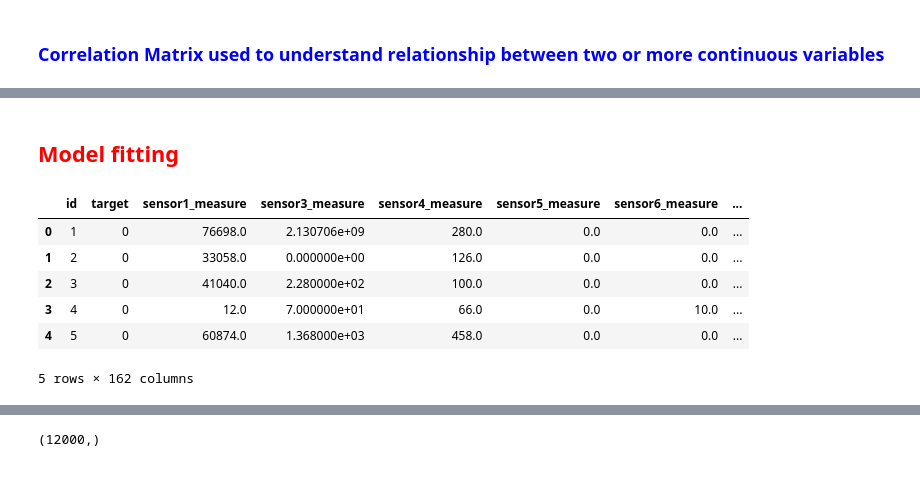
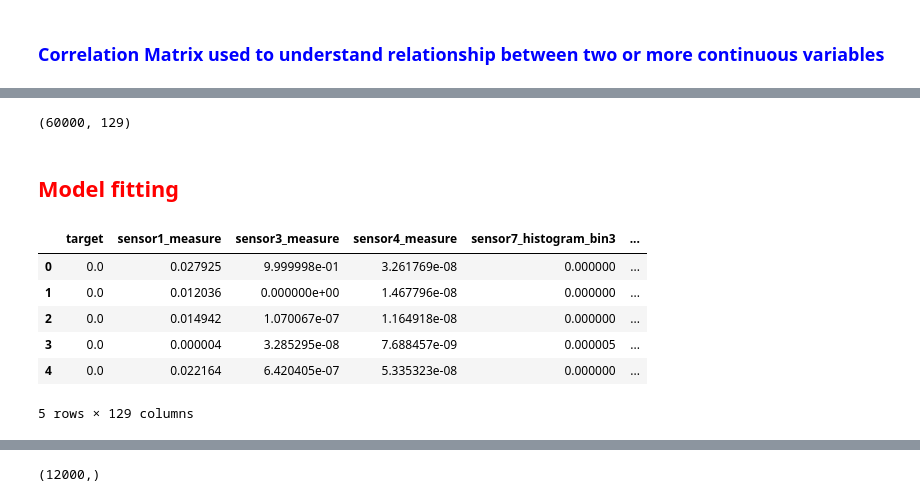
Before and after one commit to SivaBojja/Failure-prediction-in-downhole-equipment, a Jupyter notebook: Oil leakage detection.ipynb, the cells around one changed output, grey strips where cells are left out. Saved outputs shown, nothing was run; the diff lists cells and outputs as text; code cells hidden in the pictures.

```diff
--- a/Oil leakage detection.ipynb
+++ b/Oil leakage detection.ipynb
@@ -280,10 +278,10 @@ df.describe(include="all")
 ### <font color="blue">Dropping features having more than 65% of their data points as 0
 # %%
 redundant=[]
-print("These features have more than or equal to 90% of their datapoints as 0 which does not contribute much to training :")
+print("These features have more than or equal to 65% of their datapoints as 0 which does not contribute much to training :")
 for i in df.columns:
     if (df[i]==0).sum()>54000 and i!='target':
-        #df.drop(i,inplace=True,axis=1)
+        df.drop(i,inplace=True,axis=1)
         redundant.append(i)
         print(i)
 # %% [output]
@@ -343,0 +342,14 @@ plt.rcParams['figure.figsize'] = (plot_width,plot_height)
+# %%
+# Dropping id feature as it does not affect model performance
+df.drop(columns=['id'], axis=1, inplace=True)
+# %%
+#Normalizing the data using MinMaxScaler
+
+from sklearn import preprocessing
+
+scaler = preprocessing.MinMaxScaler()
+
+names = df.columns
+d = scaler.fit_transform(df)
+scaled_df = pd.DataFrame(d, columns=names)
+scaled_df.head()
@@ -344,15 +364,19 @@ plt.rcParams['figure.figsize'] = (plot_width,plot_height)
+# %%
+df.shape
+# %% [output]
+(60000, 129)
 # %% [markdown]
 ## <font color="Red"> Model fitting
 # %%
-df.head()
+scaled_df.head()
 # %% [output]
-|  | id | target | sensor1_measure | sensor3_measure | sensor4_measure | sensor5_measure | sensor6_measure | ... |
-| 0 | 1 | 0 | 76698.0 | 2.130706e+09 | 280.0 | 0.0 | 0.0 | ... |
-| 1 | 2 | 0 | 33058.0 | 0.000000e+00 | 126.0 | 0.0 | 0.0 | ... |
-| 2 | 3 | 0 | 41040.0 | 2.280000e+02 | 100.0 | 0.0 | 0.0 | ... |
-| 3 | 4 | 0 | 12.0 | 7.000000e+01 | 66.0 | 0.0 | 10.0 | ... |
-| 4 | 5 | 0 | 60874.0 | 1.368000e+03 | 458.0 | 0.0 | 0.0 | ... |
+|  | target | sensor1_measure | sensor3_measure | sensor4_measure | sensor7_histogram_bin3 | ... |
+| 0 | 0.0 | 0.027925 | 9.999998e-01 | 3.261769e-08 | 0.000000 | ... |
+| 1 | 0.0 | 0.012036 | 0.000000e+00 | 1.467796e-08 | 0.000000 | ... |
+| 2 | 0.0 | 0.014942 | 1.070067e-07 | 1.164918e-08 | 0.000000 | ... |
+| 3 | 0.0 | 0.000004 | 3.285295e-08 | 7.688457e-09 | 0.000005 | ... |
+| 4 | 0.0 | 0.022164 | 6.420405e-07 | 5.335323e-08 | 0.000000 | ... |
-5 rows × 162 columns
+5 rows × 129 columns
 # %%
 #Evaluation and HYpertuning
 from sklearn.model_selection import train_test_split
```
Also changed, not shown: parts of 44 cells of this notebook.
